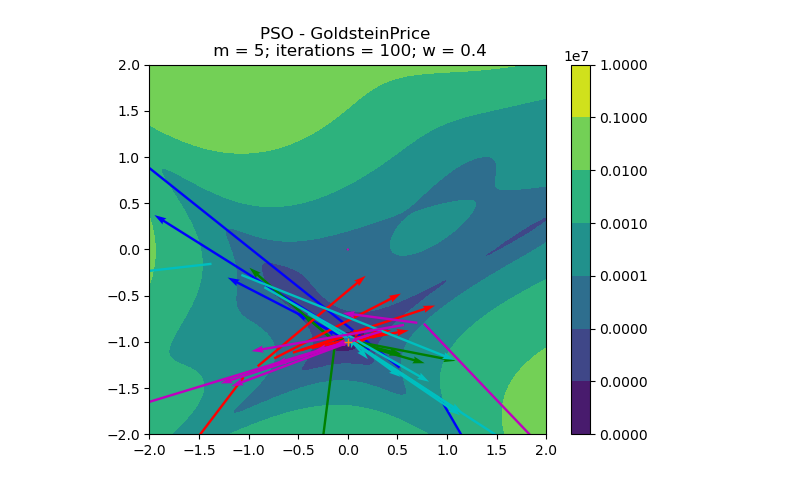
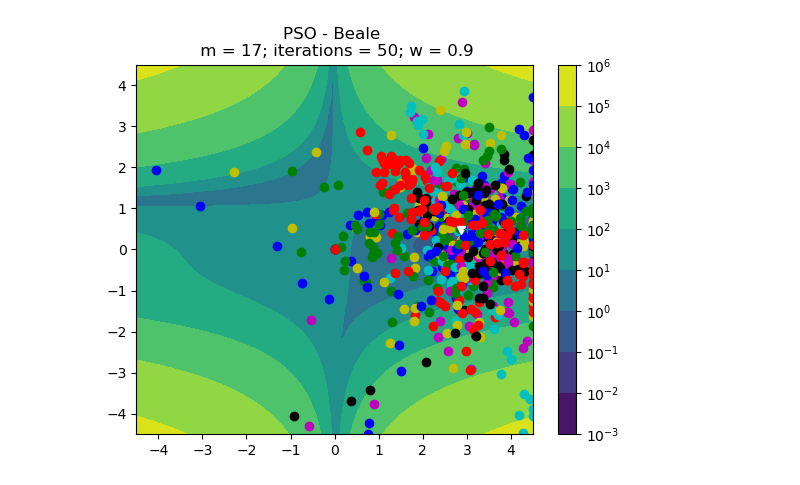
Before and after one commit to thmeier/sapso, a Jupyter notebook: Particle Swarm Optimization.ipynb, the cells around one changed output. Saved outputs shown, nothing was run; the diff lists cells and outputs as text; code cells hidden in the pictures.

```diff
--- a/Particle Swarm Optimization.ipynb
+++ b/Particle Swarm Optimization.ipynb
@@ -93,10 +132,14 @@ class Particle:
 #p = np.clip(p, limits[0], limits[1])
 #print(p)
 # %%
-def particle_swarm_optimization(m, objective, area, iterations, w):
-    a_ind = w #np.random.rand()
-    a_grp = w # np.random.rand()
-    particles = [Particle(objective, area, a_ind, a_grp, w) for _ in range(m)]
+def particle_swarm_optimization(m, objective, area, iterations, w, max_deg):
+    tmp = np.min(np.diff(area, axis=1))
+
+    a_ind = 0.1 * tmp # w #np.random.rand()
+    a_grp = 0.1 * tmp # np.random.rand()
+
+
+    particles = [Particle(objective, area, a_ind, a_grp, w, max_deg) for _ in range(m)]
 
     p_best_neigh = particles[0].p_best
     f_best_neigh = particles[0].f_best
@@ -112,7 +155,7 @@ def particle_swarm_optimization(m, objective, area, iterations, w):
             particle.p_best_neigh = p_best_neigh
             particle.f_best_neigh = f_best_neigh
 
-            r_grp = np.random.rand() #w * (np.random.rand(area.shape[0]) * 2.0 - np.ones(area.shape[0]))
+            r_grp = np.random.rand()
             particle.update(r_grp)
             p, f = particle.eval()
             history[j, i] = p
@@ -122,20 +165,21 @@ def particle_swarm_optimization(m, objective, area, iterations, w):
                 #history = np.concatenate((history, [p_best_neigh]), axis=0) # <---
     return p_best_neigh, f_best_neigh, history
 # %%
-np.random.seed(10) # randomize seed
+np.random.seed(7777879) # randomize seed
 
 # define testfunction, objective, area
-test_function = GoldsteinPrice
+test_function = Beale
 
 objective = test_function.objective
 area = test_function.area
 min = test_function.min
 
-iterations = 100
-m = 5
-w = 0.4
+iterations = 50
+m = 17
+w = 0.9
+max_deg = 10
 
-p_best, f_best, history = particle_swarm_optimization(m, objective, area, iterations, w)
+p_best, f_best, history = particle_swarm_optimization(m, objective, area, iterations, w, max_deg)
 # %%
 history.shape
 # %% [output]
@@ -143,42 +187,43 @@ history.shape
 # %%
 resolution = 100
 xlist = np.linspace(area[0, 0], area[0, 1], resolution)
 ylist = np.linspace(area[1, 0], area[1, 1], resolution)
 X, Y = np.meshgrid(xlist, ylist)
 I = np.stack([X, Y], axis=-1)
 
 Z = np.zeros((resolution, resolution))
 Z = np.apply_along_axis(objective, -1, I)
 
 fig , ax = plt.subplots(1,1)
 
 cp = ax.contourf(X, Y, Z, locator=ticker.LogLocator(), levels = 100)
 fig.colorbar(cp) # Add a colorbar to a plot
 '''
     b: blue
     g: green
     r: red
     c: cyan
     m: magenta
     y: yellow
     k: black
     w: white
 '''
-colors = ['b', 'g', 'r', 'c', 'm', 'y', 'k', 'w']
+colors = ['b', 'g', 'r', 'c', 'm', 'y', 'k']
 for i, particle_h in enumerate(history):
-    ax.quiver(particle_h.T[0],
-              particle_h.T[1],
-              np.diff(particle_h.T[0], prepend = particle_h.T[0][0]),
-              np.diff(particle_h.T[1], prepend = particle_h.T[1][0]),
-              color = colors[i % len(colors)]
-              )
-ax.plot(p_best[0], p_best[1], 'v')
+    ax.plot(*particle_h.T, 'o', color = colors[i % len(colors)])
+    #ax.quiver(particle_h.T[0],
+    #          particle_h.T[1],
+    #          np.diff(particle_h.T[0], prepend = particle_h.T[0][0]),
+    #          np.diff(particle_h.T[1], prepend = particle_h.T[1][0]),
+    #          color = colors[i % len(colors)]
+    #          )
+ax.plot(p_best[0], p_best[1], 'v', color='white')
 for el in min:
     ax.plot(el[0], el[1], '+')
 ax.set_title(f'PSO - {test_function.name} \n m = {m}; iterations = {iterations}; w = {w}')
 plt.show()
 # %% [output]
-[figure, old version]
+[figure, new version]
 # %%
 p_best,f_best
 # %% [output]
```
Also changed, not shown: parts of 6 cells of this notebook.
